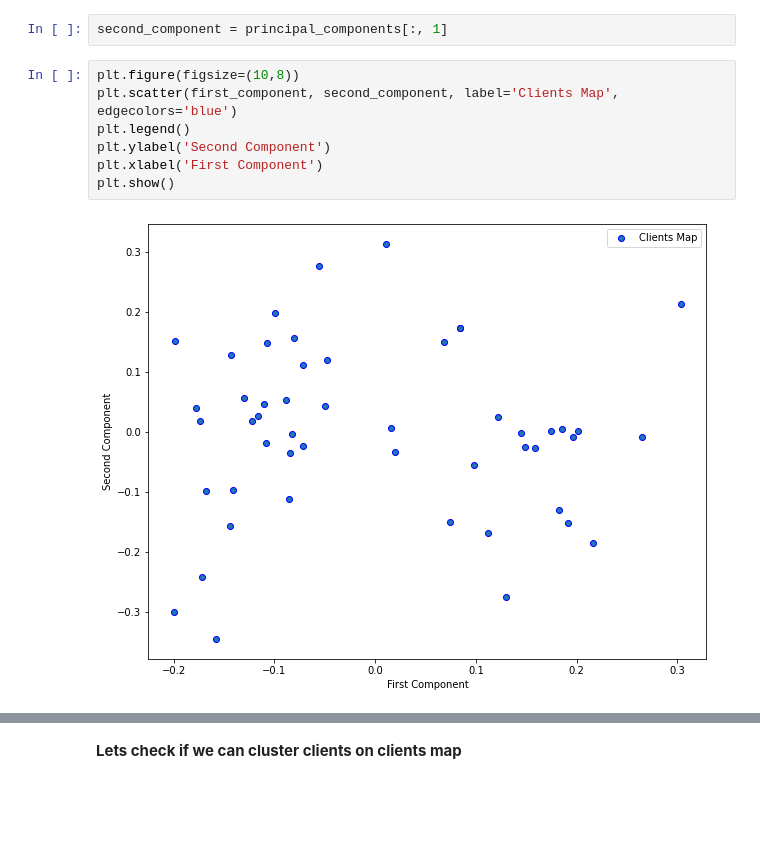
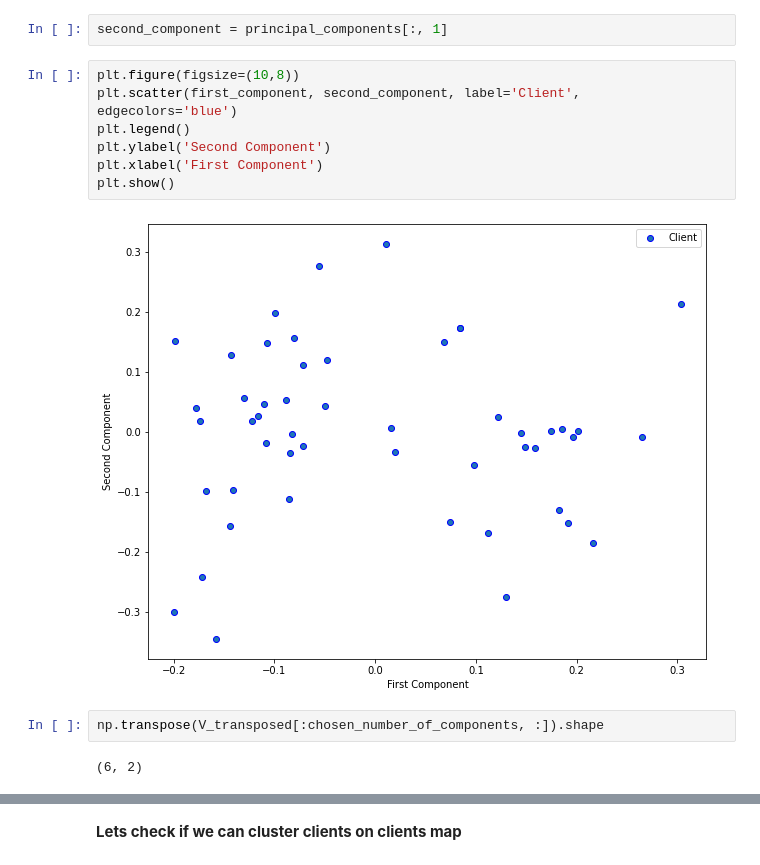
Before and after one commit to HSEDataAnalysis/LAB2, a Jupyter notebook: main.ipynb, the cells around one changed output, grey strips where cells are left out. Cells and saved outputs as stored; diff of their text form; blank space fills up the shorter version.

```diff
--- a/main.ipynb
+++ b/main.ipynb
@@ -357,10 +357,14 @@ first_component = principal_components[:, 0]
 second_component = principal_components[:, 1]
 # %%
 plt.figure(figsize=(10,8))
-plt.scatter(first_component, second_component, label='Clients Map', edgecolors='blue')
+plt.scatter(first_component, second_component, label='Client', edgecolors='blue')
 plt.legend()
 plt.ylabel('Second Component')
 plt.xlabel('First Component')
 plt.show()
 # %% [output]
-[figure, old version]
+[figure, new version]
+# %%
+np.transpose(V_transposed[:chosen_number_of_components, :]).shape
+# %% [output]
+(6, 2)
```
Also changed, not shown: parts of 29 cells of this notebook.
